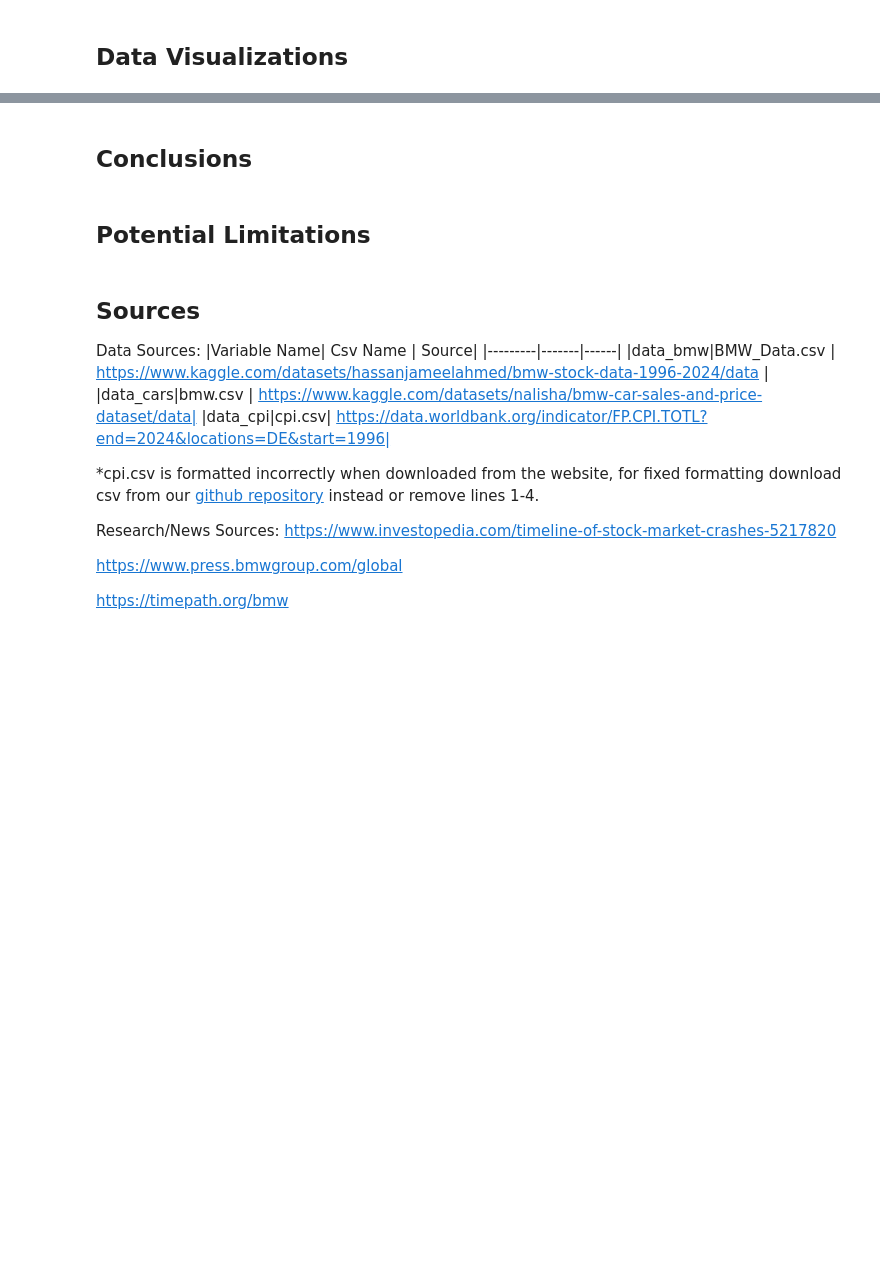
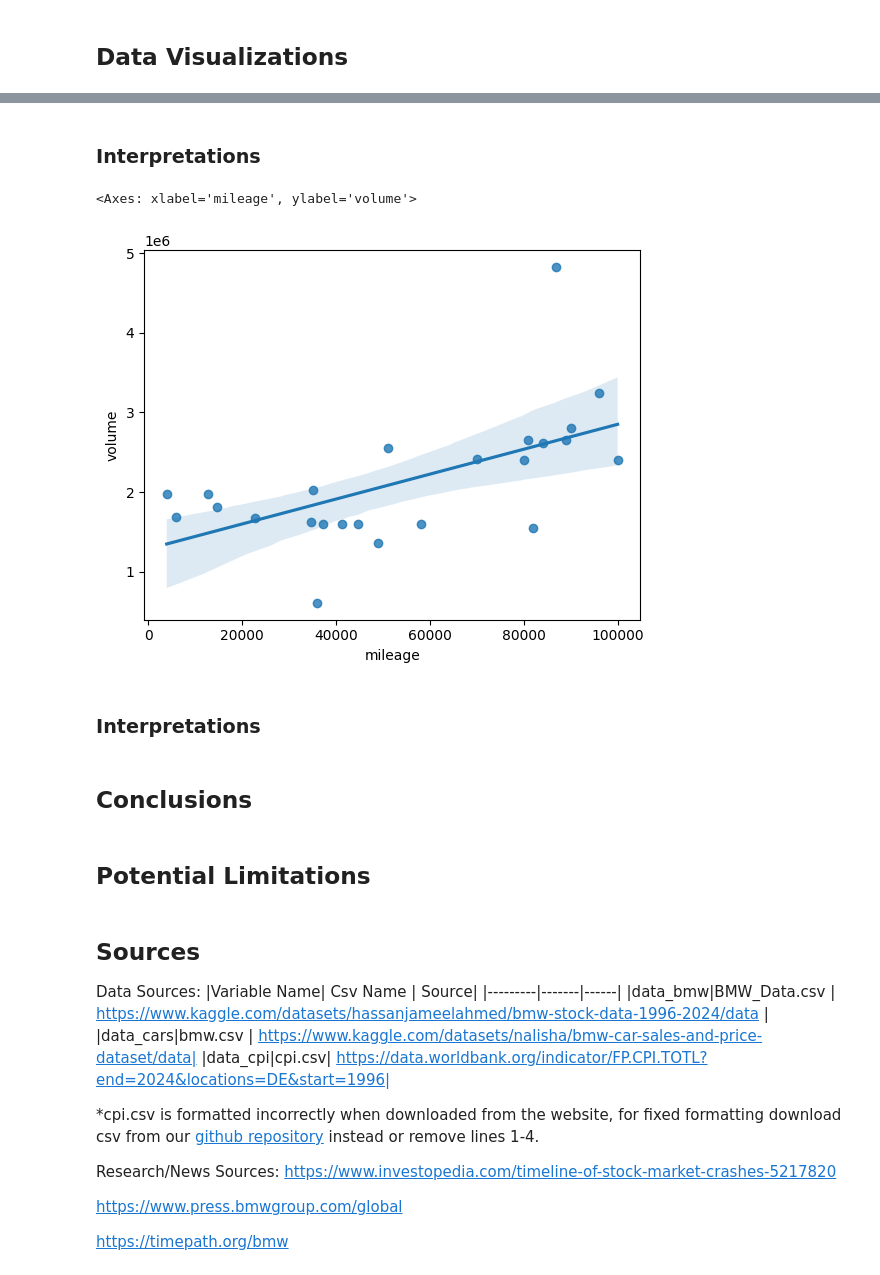
Before and after one commit to Kev-in123/DATA-200-Midterm, a Jupyter notebook: Midterm.ipynb, the cells around one changed output, grey strips where cells are left out. Saved outputs shown, nothing was run; the diff lists cells and outputs as text; code cells hidden in the pictures; blank space fills up the shorter version.

```diff
--- a/Midterm.ipynb
+++ b/Midterm.ipynb
@@ -107,3 +121,12 @@ for i in range(len(bmw_merge)):
+# %% [markdown]
+### Interpretations
+# %%
+sns.regplot(release_stock, x="mileage", y="volume")
+# %% [output]
+<Axes: xlabel='mileage', ylabel='volume'>
+[figure, added]
+# %% [markdown]
+### Interpretations
 # %% [markdown]
 ## Conclusions
 # %% [markdown]
```
Also changed, not shown: parts of 3 cells of this notebook.
